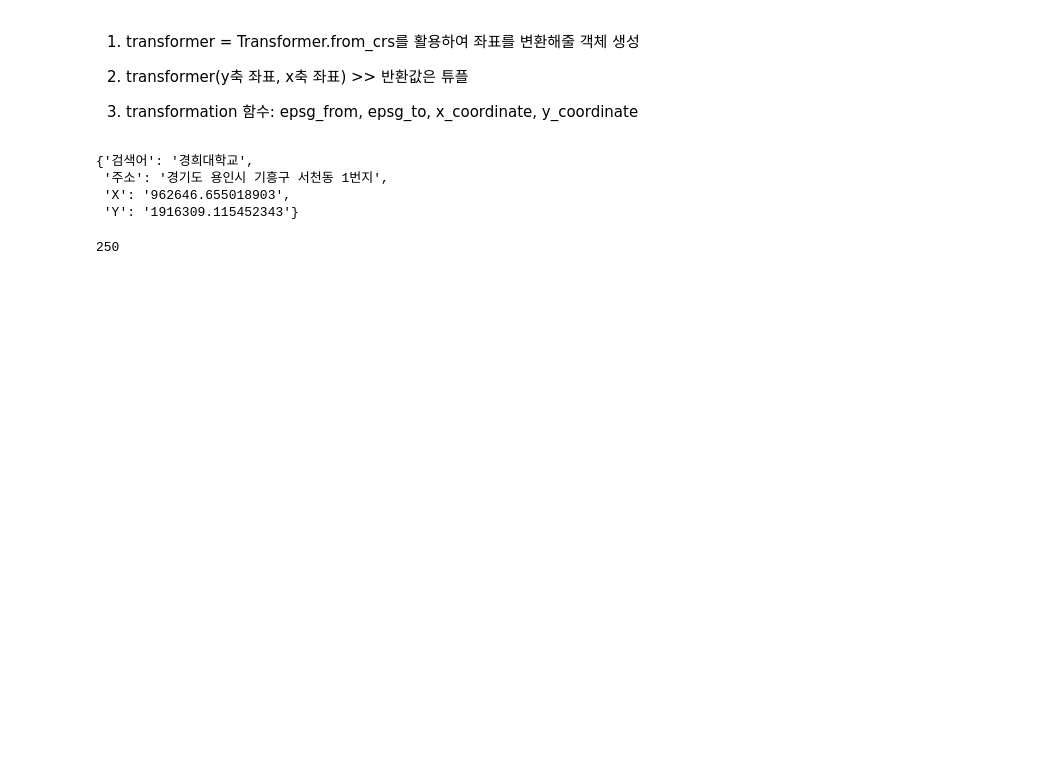
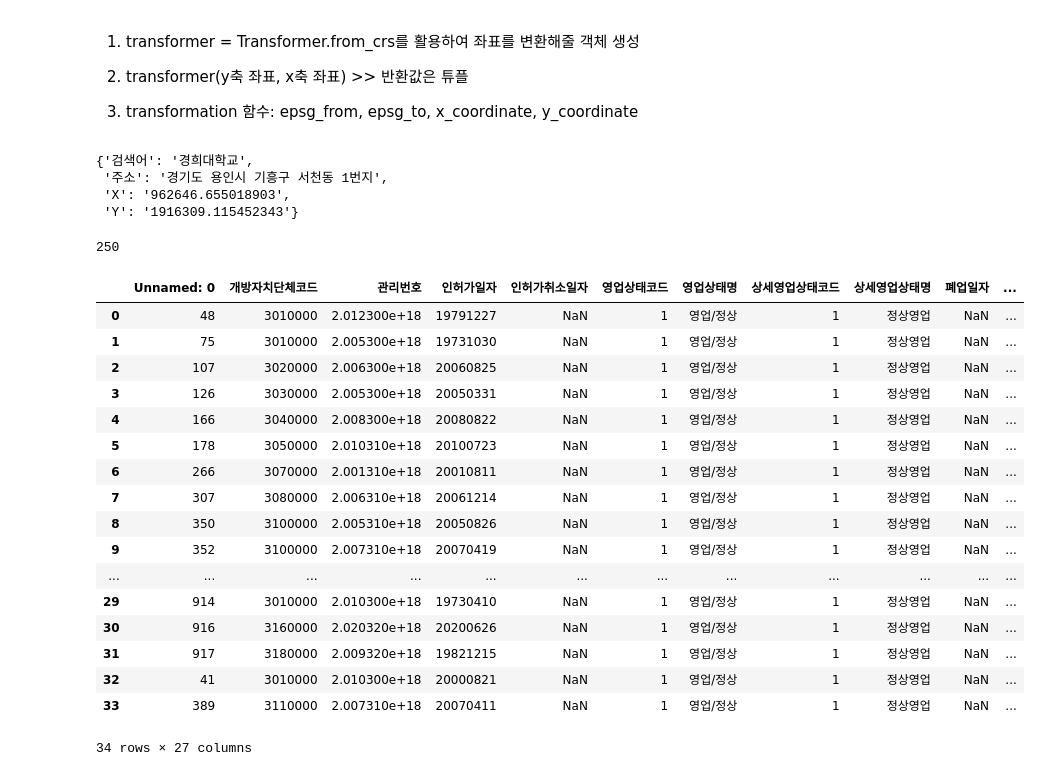
Before and after one commit to icehongsi/seoulresearch_project, a Jupyter notebook: 좌표변환.ipynb, the cells around one changed output. Drawn from its saved outputs; the diff is of its cells as text; code cells hidden in the pictures; blank space fills up the shorter version.

```diff
--- a/좌표변환.ipynb
+++ b/좌표변환.ipynb
@@ -81,3 +81,26 @@ for i in gps:
 data["X_modified"], data["Y_modified"] = [i[0] for i in transformed], [i[1] for i in transformed]
 # %%
 data.to_excel("accident_with_transformed_coordinate.xlsx")
+# %%
+data = pd.read_csv("/Users/hong/Documents/GitHub/seoulresearch_project/department_store.csv", encoding = "cp949")
+data
+#EPSG:2097
+# %% [output]
+|  | Unnamed: 0 | 개방자치단체코드 | 관리번호 | 인허가일자 | 인허가취소일자 | 영업상태코드 | 영업상태명 | 상세영업상태코드 | 상세영업상태명 | 폐업일자 | ... |
+| 0 | 48 | 3010000 | 2.012300e+18 | 19791227 | NaN | 1 | 영업/정상 | 1 | 정상영업 | NaN | ... |
+| 1 | 75 | 3010000 | 2.005300e+18 | 19731030 | NaN | 1 | 영업/정상 | 1 | 정상영업 | NaN | ... |
+| 2 | 107 | 3020000 | 2.006300e+18 | 20060825 | NaN | 1 | 영업/정상 | 1 | 정상영업 | NaN | ... |
+| 3 | 126 | 3030000 | 2.005300e+18 | 20050331 | NaN | 1 | 영업/정상 | 1 | 정상영업 | NaN | ... |
+| 4 | 166 | 3040000 | 2.008300e+18 | 20080822 | NaN | 1 | 영업/정상 | 1 | 정상영업 | NaN | ... |
+| 5 | 178 | 3050000 | 2.010310e+18 | 20100723 | NaN | 1 | 영업/정상 | 1 | 정상영업 | NaN | ... |
+| 6 | 266 | 3070000 | 2.001310e+18 | 20010811 | NaN | 1 | 영업/정상 | 1 | 정상영업 | NaN | ... |
+| 7 | 307 | 3080000 | 2.006310e+18 | 20061214 | NaN | 1 | 영업/정상 | 1 | 정상영업 | NaN | ... |
+| 8 | 350 | 3100000 | 2.005310e+18 | 20050826 | NaN | 1 | 영업/정상 | 1 | 정상영업 | NaN | ... |
+| 9 | 352 | 3100000 | 2.007310e+18 | 20070419 | NaN | 1 | 영업/정상 | 1 | 정상영업 | NaN | ... |
+| ... | ... | ... | ... | ... | ... | ... | ... | ... | ... | ... | ... |
+| 29 | 914 | 3010000 | 2.010300e+18 | 19730410 | NaN | 1 | 영업/정상 | 1 | 정상영업 | NaN | ... |
+| 30 | 916 | 3160000 | 2.020320e+18 | 20200626 | NaN | 1 | 영업/정상 | 1 | 정상영업 | NaN | ... |
+| 31 | 917 | 3180000 | 2.009320e+18 | 19821215 | NaN | 1 | 영업/정상 | 1 | 정상영업 | NaN | ... |
+| 32 | 41 | 3010000 | 2.010300e+18 | 20000821 | NaN | 1 | 영업/정상 | 1 | 정상영업 | NaN | ... |
+| 33 | 389 | 3110000 | 2.007310e+18 | 20070411 | NaN | 1 | 영업/정상 | 1 | 정상영업 | NaN | ... |
+34 rows × 27 columns
```
Also changed, not shown: parts of 3 cells of this notebook, 1 other file.
